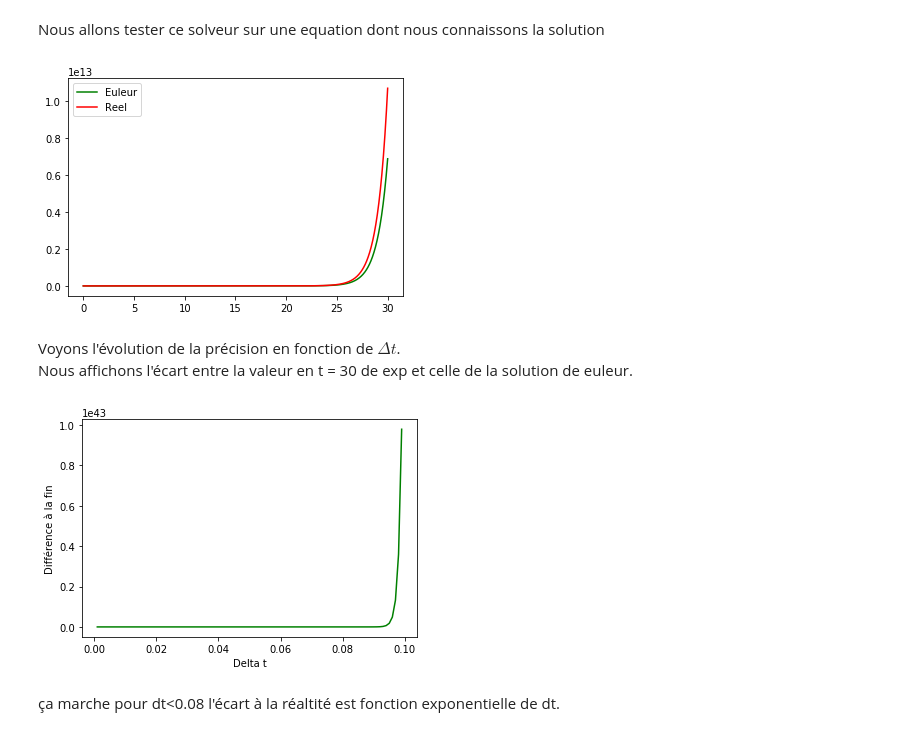
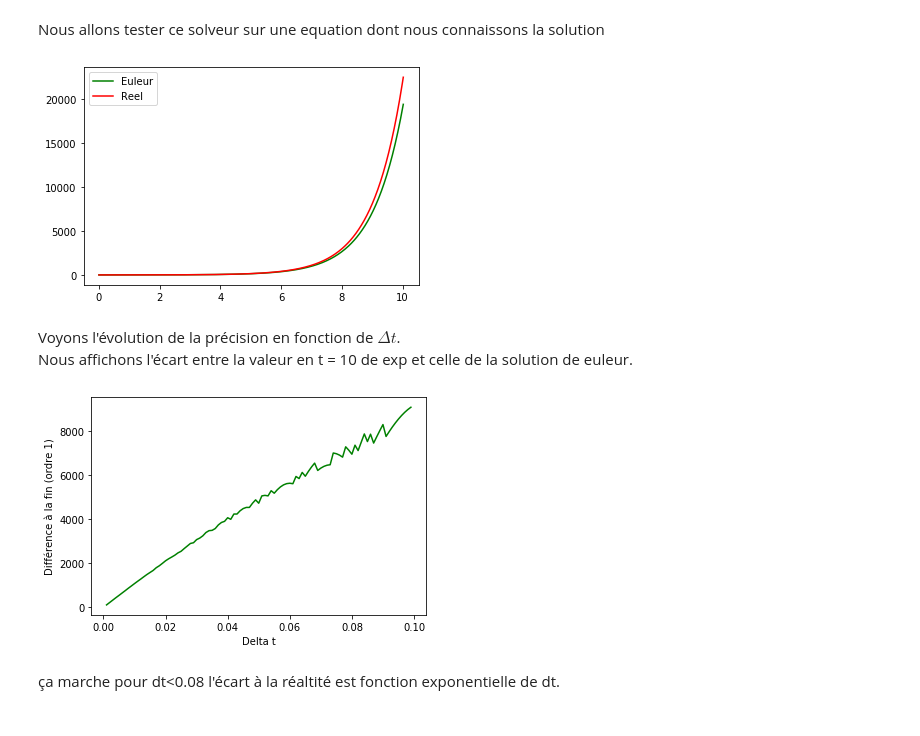
Before and after one commit to florent-escribe/projet-math-info-2, a Jupyter notebook: Untitled.ipynb, the cells around one changed output. Drawn from its saved outputs; the diff is of its cells as text; code cells hidden in the pictures.

```diff
--- a/Untitled.ipynb
+++ b/Untitled.ipynb
@@ -6,11 +6,15 @@ import numpy as np
 # %%
 def solve_euler_explicit(f,x0,dt):
     x=[x0]
-    t=[0]
-    for i in range (1000):
-        t.append(t[i]+dt)
-        x.append(x[i]+dt*f(t[i],x[i]))
-    return t,x
+    T=[0]
+    t=0
+    i=0
+    while t <= 10:
+        x.append(x[i]+dt*f(t,x[i]))
+        i +=1
+        t += dt
+        T.append(t)
+    return T,x
 # %% [markdown]
 Nous allons tester ce solveur sur une equation dont nous connaissons la solution
 # %%
@@ -25,27 +29,27 @@ plt.legend()
 
 plt.show()
 # %% [output]
-[figure, old version]
+[figure, new version]
 # %% [markdown]
 Voyons l'évolution de la précision en fonction de $\Delta t$.\
-Nous affichons l'écart entre la valeur en t = 30 de exp  et celle de la solution de euleur.
+Nous affichons l'écart entre la valeur en t = 10 de exp  et celle de la solution de euleur.
 # %%
 x_diff1=[]
 T=[]
 step = 100
 for i in range (1,step):
     dt = i/(10*step)
     t,x_euler=solve_euler_explicit(f,1,dt)
     x_exp=np.exp(t)
     diff = np.abs(x_euler[-1] - x_exp[-1])
     x_diff1.append(diff)
     T.append(dt)
 plt.plot(T,x_diff1,color='green')
 plt.xlabel('Delta t')
-plt.ylabel('Différence à la fin')
+plt.ylabel('Différence à la fin (ordre 1)')
 plt.show()
 # %% [output]
-[figure, old version]
+[figure, new version]
 # %% [markdown]
 ça marche pour dt<0.08
 l'écart à la réaltité est fonction exponentielle de dt.
```
Also changed, not shown: parts of 4 cells of this notebook.
